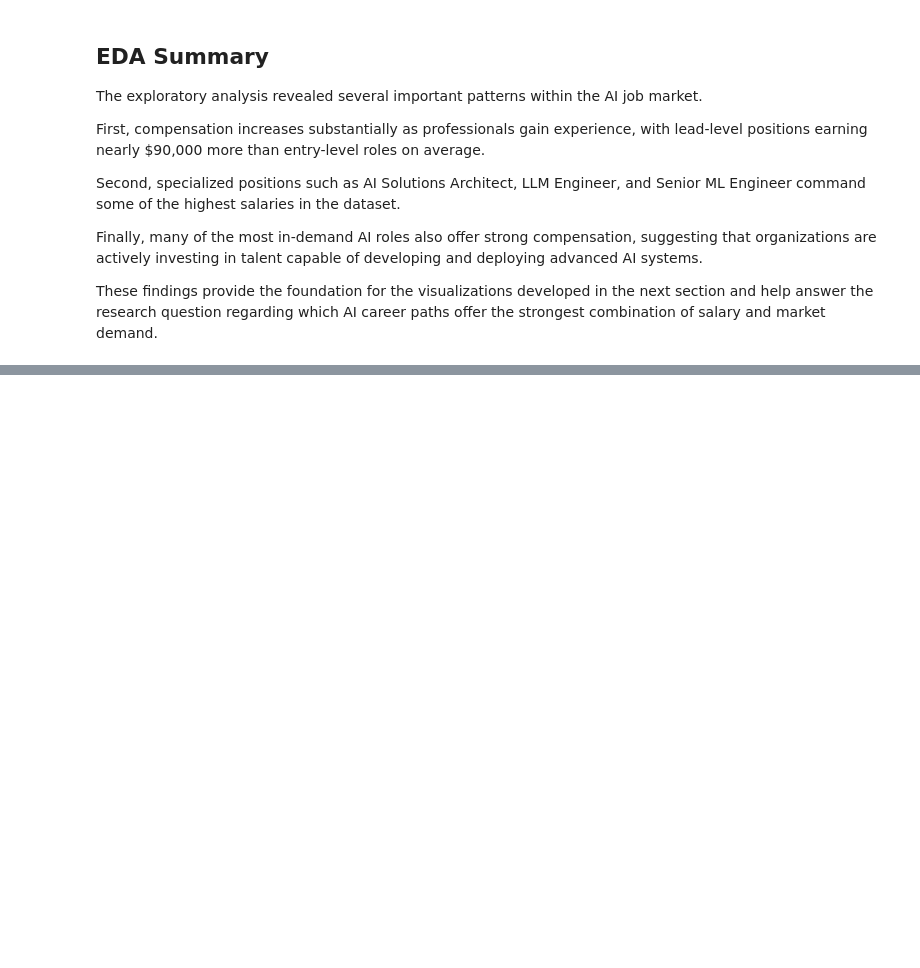
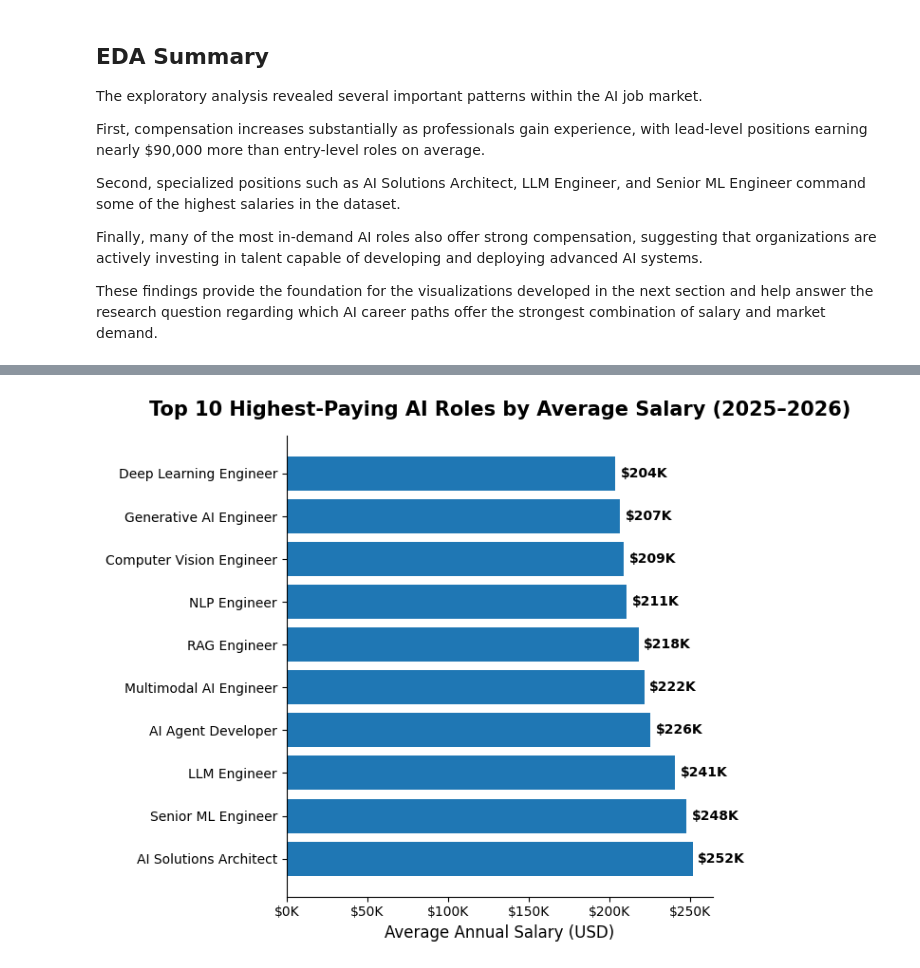
Before and after one commit to rawalnidhi/ai-job-market-analysis-2025-2026, a Jupyter notebook: notebooks/High_Demand_High_Paying_AI_Careers_2025_2026.ipynb, the cells around one changed output, grey strips where cells are left out. Cells and saved outputs as stored; diff of their text form; code cells hidden in the pictures; blank space fills up the shorter version.

Commit message:
updated with visualizations

```diff
--- a/notebooks/High_Demand_High_Paying_AI_Careers_2025_2026.ipynb
+++ b/notebooks/High_Demand_High_Paying_AI_Careers_2025_2026.ipynb
@@ -329,0 +463,9 @@ These findings provide the foundation for the visualizations developed in the ne
+# %%
+top_roles = (
+    df.groupby('job_title')['annual_salary_usd']
+      .mean()
+      .sort_values(ascending=False)
+      .head(10)
+)
+
+top_roles
@@ -329,0 +486,62 @@ These findings provide the foundation for the visualizations developed in the ne
+# %%
+
+
+fig, ax = plt.subplots(figsize=(7, 6))
+
+bars = ax.barh(
+    top_roles.index,
+    top_roles.values
+)
+
+# Title
+ax.set_title(
+
+    'Top 10 Highest-Paying AI Roles by Average Salary (2025–2026)',
+    fontsize=15,
+    fontweight='bold',
+    pad=15
+)
+
+# Axis labels
+ax.set_xlabel(
+    'Average Annual Salary (USD)',
+    fontsize=12
+)
+
+
+# Remove gridlines
+ax.grid(False)
+
+# Remove extra borders
+ax.spines['top'].set_visible(False)
+ax.spines['right'].set_visible(False)
+
+# Format x-axis
+ax.xaxis.set_major_formatter(
+    FuncFormatter(lambda x, pos: f'${x/1000:.0f}K')
+)
+
+# Add labels at end of bars
+for bar in bars:
+    width = bar.get_width()
+
+    ax.text(
+        width + 3000,
+        bar.get_y() + bar.get_height()/2,
+        f'${width/1000:.0f}K',
+        va='center',
+        fontsize=10,
+        fontweight='bold'
+    )
+
+plt.tight_layout()
+
+plt.savefig(
+    'top_10_highest_paying_ai_roles.png',
+    dpi=300,
+    bbox_inches='tight'
+)
+
+plt.show()
+# %% [output]
+[figure, added]
```
Also changed, not shown: parts of 18 cells of this notebook.
